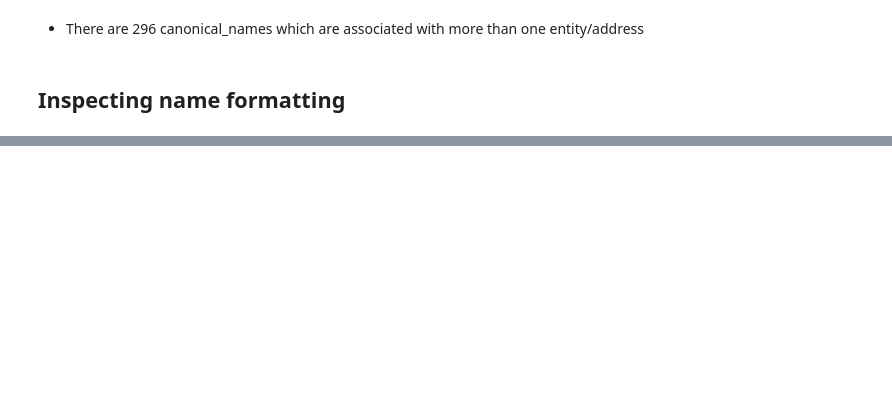
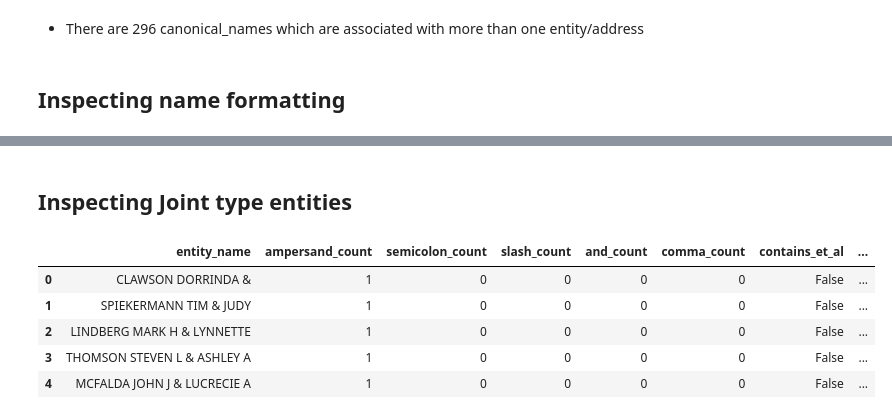
Before and after one commit to mattphinney-94/kzoo_county_project, a Jupyter notebook: Finalized_Entity_Table_Analysis.ipynb, the cells around one changed output, grey strips where cells are left out. Drawn from its saved outputs; the diff is of its cells as text; code cells hidden in the pictures; blank space fills up the shorter version.

```diff
--- a/Finalized_Entity_Table_Analysis.ipynb
+++ b/Finalized_Entity_Table_Analysis.ipynb
@@ -683,0 +788,65 @@ Percent parseable by current comma requirement: 69.0%
+# %% [markdown]
+## Inspecting Joint type entities
+# %%
+joint_names = (
+    entity_occurrences.loc[
+        entity_occurrences["entity_type"] == "Joint",
+        "entity_name"
+    ]
+    .drop_duplicates()
+    .reset_index(drop=True)
+)
+
+def profile_joint_name(name):
+
+    candidate = resolver._normalize_entity_type_candidate(name)
+
+    return pd.Series({
+        "ampersand_count": candidate.count("&"),
+        "semicolon_count": candidate.count(";"),
+        "slash_count": candidate.count("/"),
+
+        "and_count": len(
+            re.findall(
+                r"\bAND\b",
+                candidate
+            )
+        ),
+
+        "comma_count": candidate.count(","),
+
+        "contains_et_al": bool(
+            re.search(
+                r"\bET AL\b",
+                candidate
+            )
+        ),
+
+        "token_count": len(
+            candidate.split()
+        )
+    })
+
+joint_profile = (
+    joint_names
+    .to_frame(name="entity_name")
+)
+
+joint_profile = pd.concat(
+    [
+        joint_profile,
+
+        joint_profile["entity_name"]
+        .apply(profile_joint_name)
+    ],
+    axis=1
+)
+
+joint_profile.head()
+# %% [output]
+|  | entity_name | ampersand_count | semicolon_count | slash_count | and_count | comma_count | contains_et_al | ... |
+| 0 | CLAWSON DORRINDA & | 1 | 0 | 0 | 0 | 0 | False | ... |
+| 1 | SPIEKERMANN TIM & JUDY | 1 | 0 | 0 | 0 | 0 | False | ... |
+| 2 | LINDBERG MARK H & LYNNETTE | 1 | 0 | 0 | 0 | 0 | False | ... |
+| 3 | THOMSON STEVEN L & ASHLEY A | 1 | 0 | 0 | 0 | 0 | False | ... |
+| 4 | MCFALDA JOHN J & LUCRECIE A | 1 | 0 | 0 | 0 | 0 | False | ... |
```
Also changed, not shown: parts of 27 cells of this notebook, 2 other files.
